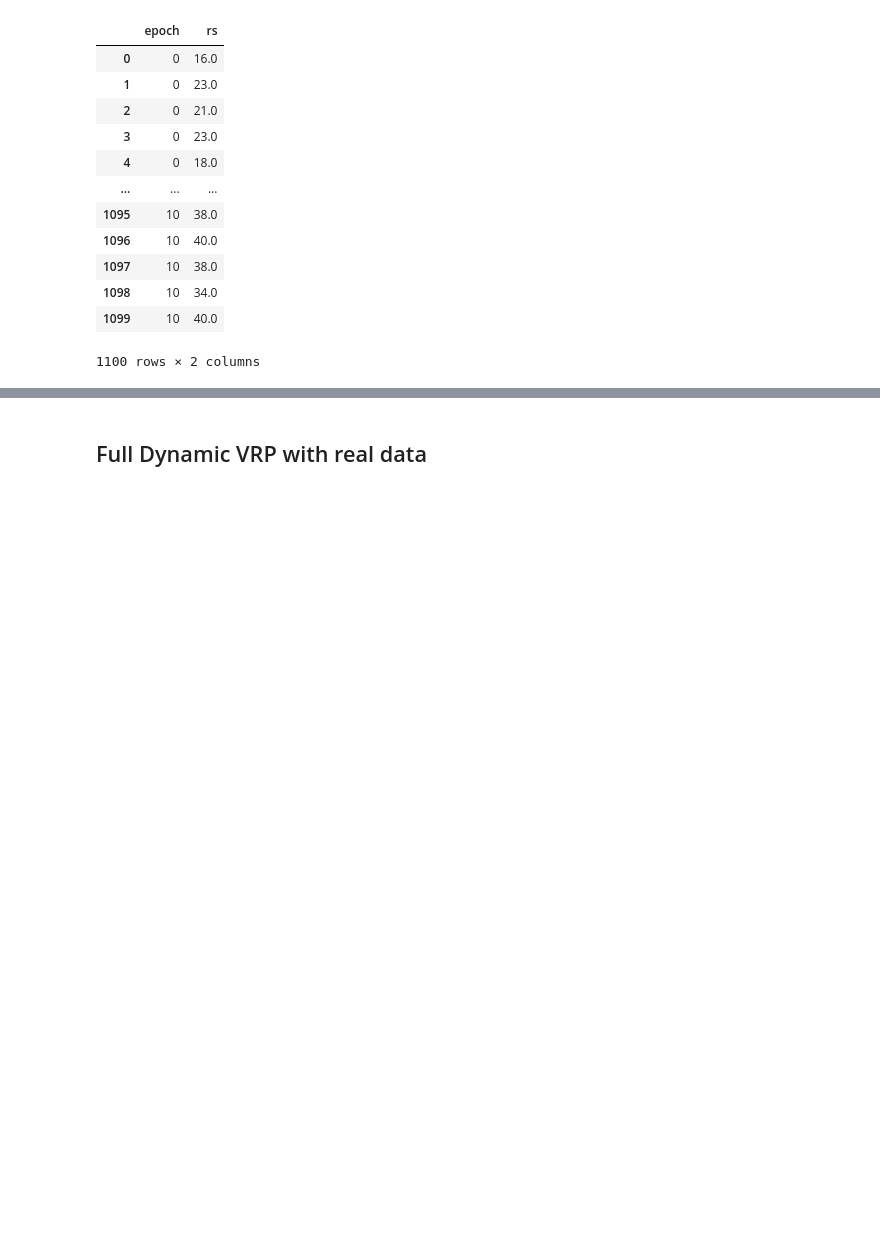
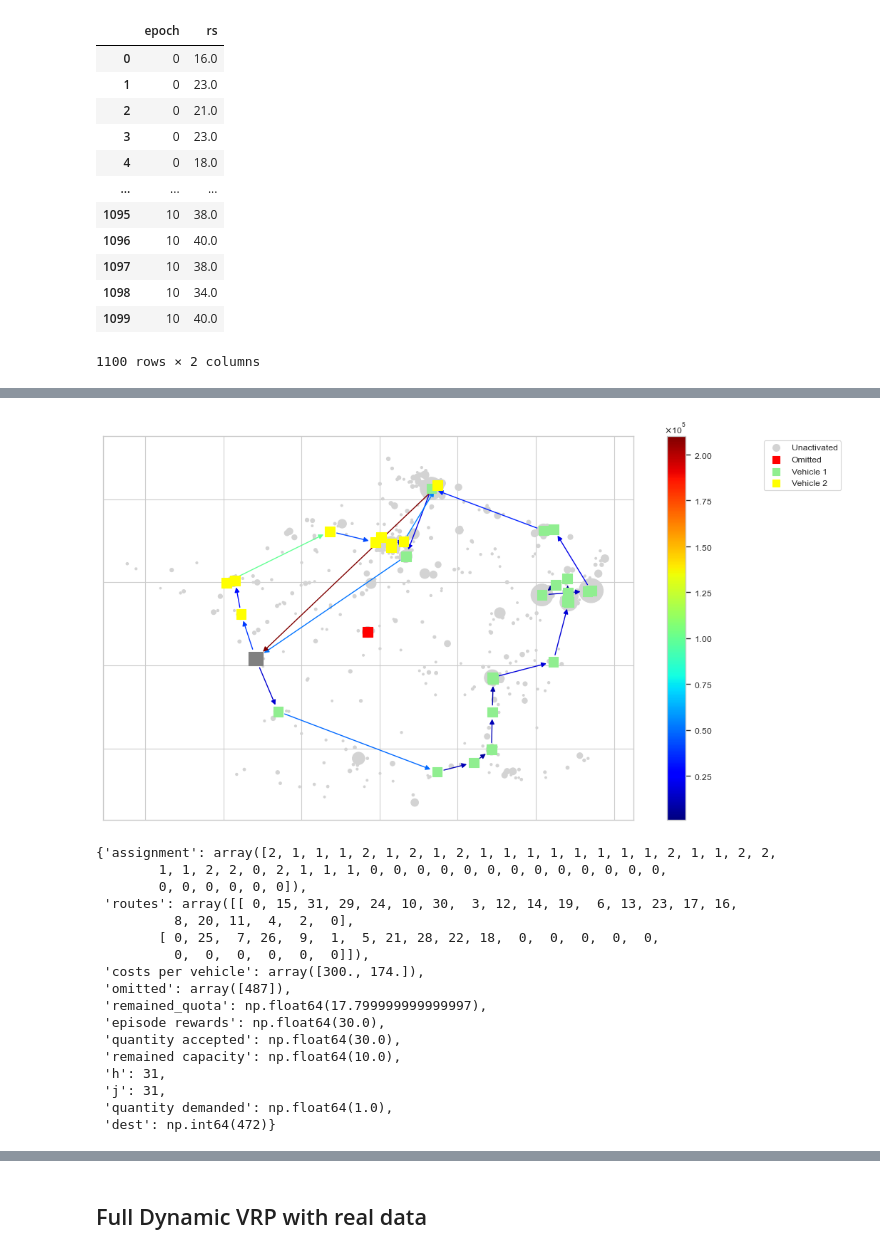
Before and after one commit to Farid-Najar/DynamicQVRP, a Jupyter notebook: results.ipynb, the cells around one changed output, grey strips where cells are left out. Saved outputs shown, nothing was run; the diff lists cells and outputs as text; code cells hidden in the pictures; blank space fills up the shorter version.

```diff
--- a/results.ipynb
+++ b/results.ipynb
@@ -364,0 +389,30 @@ plot(data)
+# %%
+env.reset(scenario)
+i = 0
+for i in range(len(res_greedy['actions'][scenario])):
+    o, _, d, trun, info = env.step(res_greedy['actions'][scenario][i])
+    i+=1
+    if d or trun:
+        break
+
+env.render(display_current_node=False)
+info
+# %% [output]
+[figure, added]
+{'assignment': array([2, 1, 1, 1, 2, 1, 2, 1, 2, 1, 1, 1, 1, 1, 1, 1, 1, 2, 1, 1, 2, 2,
+        1, 1, 2, 2, 0, 2, 1, 1, 1, 0, 0, 0, 0, 0, 0, 0, 0, 0, 0, 0, 0, 0,
+        0, 0, 0, 0, 0, 0]),
+ 'routes': array([[ 0, 15, 31, 29, 24, 10, 30,  3, 12, 14, 19,  6, 13, 23, 17, 16,
+          8, 20, 11,  4,  2,  0],
+        [ 0, 25,  7, 26,  9,  1,  5, 21, 28, 22, 18,  0,  0,  0,  0,  0,
+          0,  0,  0,  0,  0,  0]]),
+ 'costs per vehicle': array([300., 174.]),
+ 'omitted': array([487]),
+ 'remained_quota': np.float64(17.799999999999997),
+ 'episode rewards': np.float64(30.0),
+ 'quantity accepted': np.float64(30.0),
+ 'remained capacity': np.float64(10.0),
+ 'h': 31,
+ 'j': 31,
+ 'quantity demanded': np.float64(1.0),
+ 'dest': np.int64(472)}
```
Also changed, not shown: parts of 17 cells of this notebook, 2 other files.
